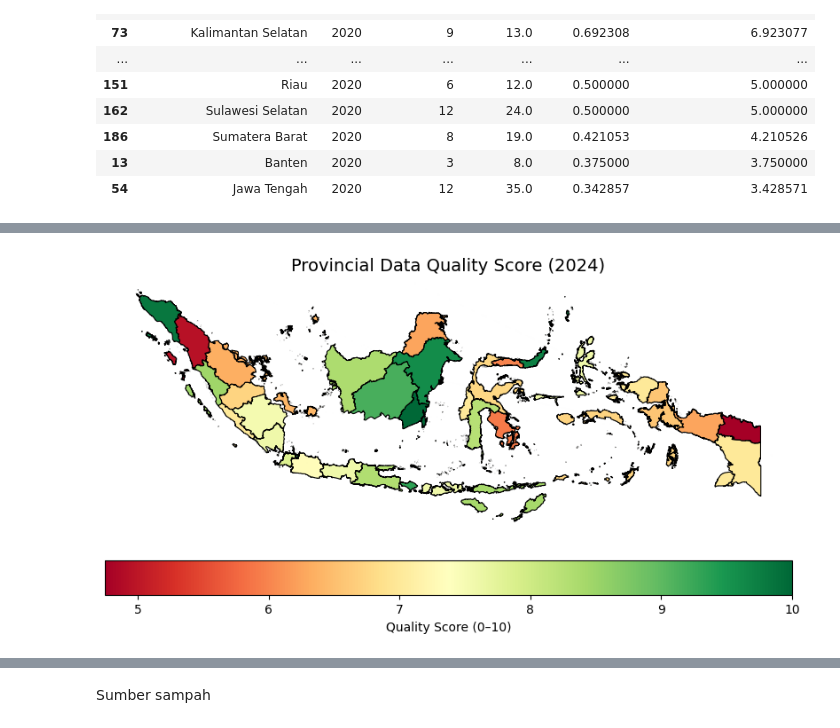
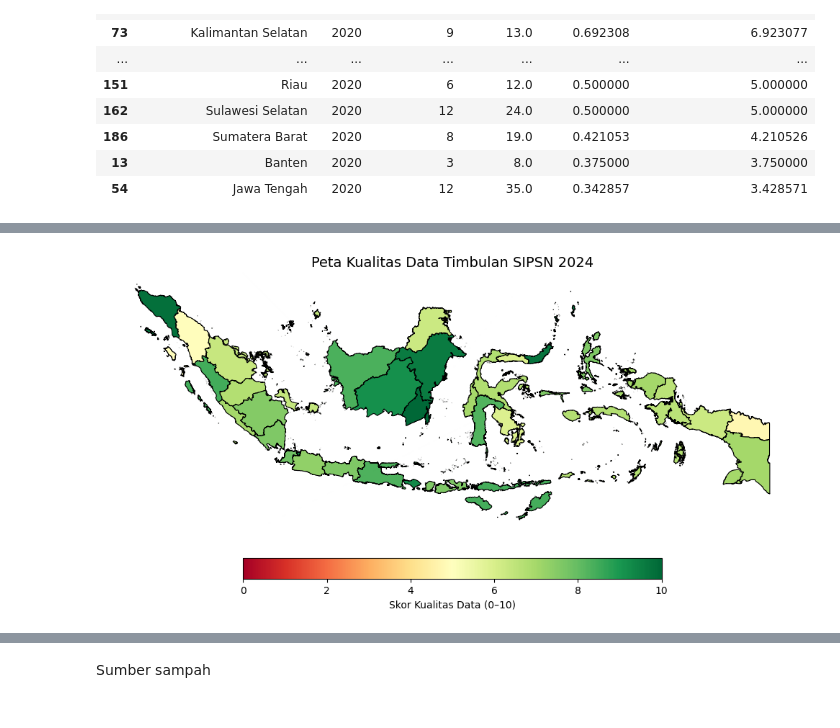
Before and after one commit to muhrisman/met-pipeline-24, a Jupyter notebook: notebooks/explore_analysis.ipynb, the cells around one changed output, grey strips where cells are left out. Cells and saved outputs as stored; diff of their text form; code cells hidden in the pictures.

```diff
--- a/notebooks/explore_analysis.ipynb
+++ b/notebooks/explore_analysis.ipynb
@@ -718,25 +712,81 @@ quality_df.head()
 | 3 | Aceh | 2022 | 8 | 23.0 | 0.347826 | 3.478261 | 1.0 | ... |
 | 4 | Aceh | 2023 | 13 | 23.0 | 0.565217 | 5.652174 | 1.0 | ... |
 # %%
+import matplotlib.pyplot as plt
+import matplotlib as mpl
+
+# ==========================================
+# 1. SET TAHUN
+# ==========================================
+year = 2024
+
+# ==========================================
+# 2. FILTER DATA KUALITAS SESUAI TAHUN
+# ==========================================
+quality_year = quality_df[
+    quality_df["Tahun"] == year
+].copy()
+
+# ==========================================
+# 3. SAMAKAN NAMA PROVINSI (JIKA PERLU)
+# ==========================================
+quality_year["Provinsi"] = (
+    quality_year["Provinsi"]
+    .replace({
+        "D.I. Yogyakarta": "DI Yogyakarta",
+        "Bangka Belitung": "Kepulauan Bangka Belitung"
+    })
+)
+
+# ==========================================
+# 4. MERGE DENGAN SHAPEFILE
+# ==========================================
+gdf_merged = gdf.merge(
+    quality_year,
+    left_on="name_1",
+    right_on="Provinsi",
+    how="left"
+)
+
+# ==========================================
+# 5. PLOT PETA
+# ==========================================
 fig, ax = plt.subplots(1, 1, figsize=(10, 8))
 
 gdf_merged.plot(
     column="Final_Quality_Score_0_10",
     cmap="RdYlGn",
     linewidth=0.8,
     edgecolor="black",
-    legend=True,
-    legend_kwds={
-        "orientation": "horizontal",
-        "pad": 0.05,
-        "label": "Quality Score (0–10)"
-    },
+    vmin=0,
+    vmax=10,
     ax=ax
 )
 
-ax.set_title("Provincial Data Quality Score (2024)", fontsize=14)
+# ==========================================
+# 6. COLORBAR HORIZONTAL
+# ==========================================
+norm = mpl.colors.Normalize(vmin=0, vmax=10)
+sm = mpl.cm.ScalarMappable(cmap="RdYlGn", norm=norm)
+sm._A = []
+
+cbar = fig.colorbar(
+    sm,
+    ax=ax,
+    orientation="horizontal",
+    fraction=0.04,
+    pad=0.05
+)
+
+cbar.set_label("Skor Kualitas Data (0–10)")
+
+# ==========================================
+# 7. FINAL TOUCH
+# ==========================================
+ax.set_title(f"Peta Kualitas Data Timbulan SIPSN {year}", fontsize=14)
 ax.axis("off")
 
+plt.tight_layout()
 plt.show()
 # %% [output]
-[figure, old version]
+[figure, new version]
```
Also changed, not shown: parts of 48 cells of this notebook.
